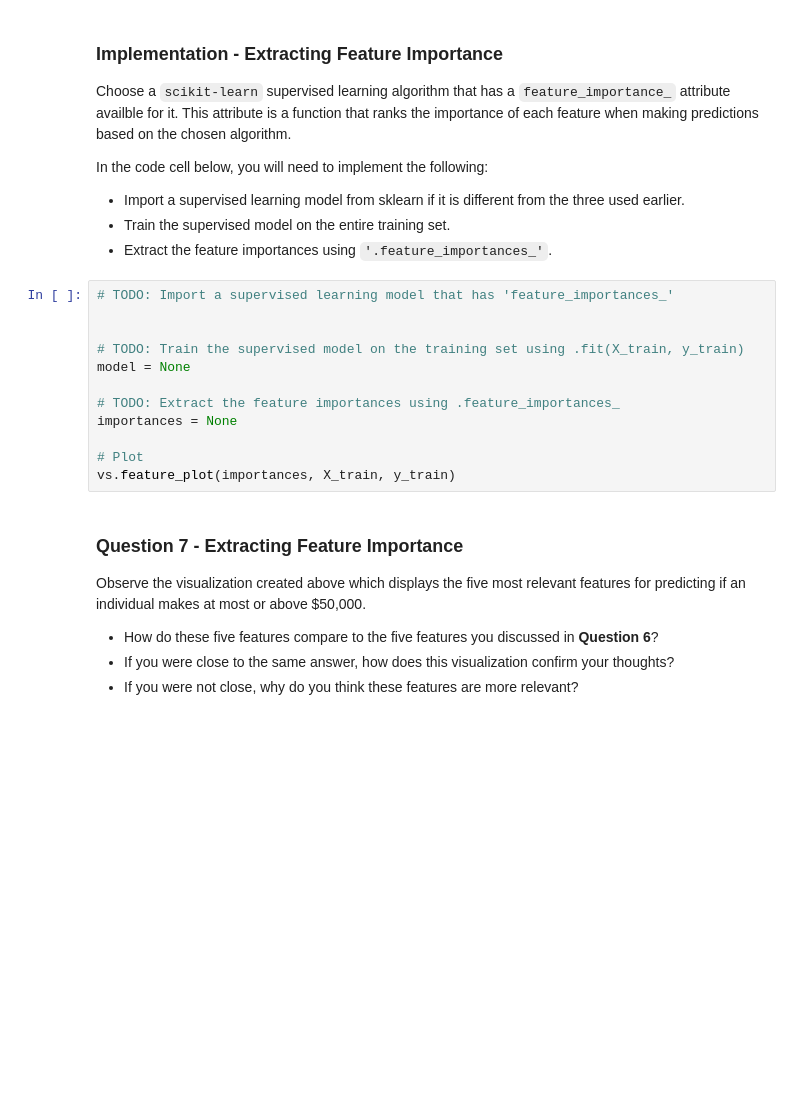
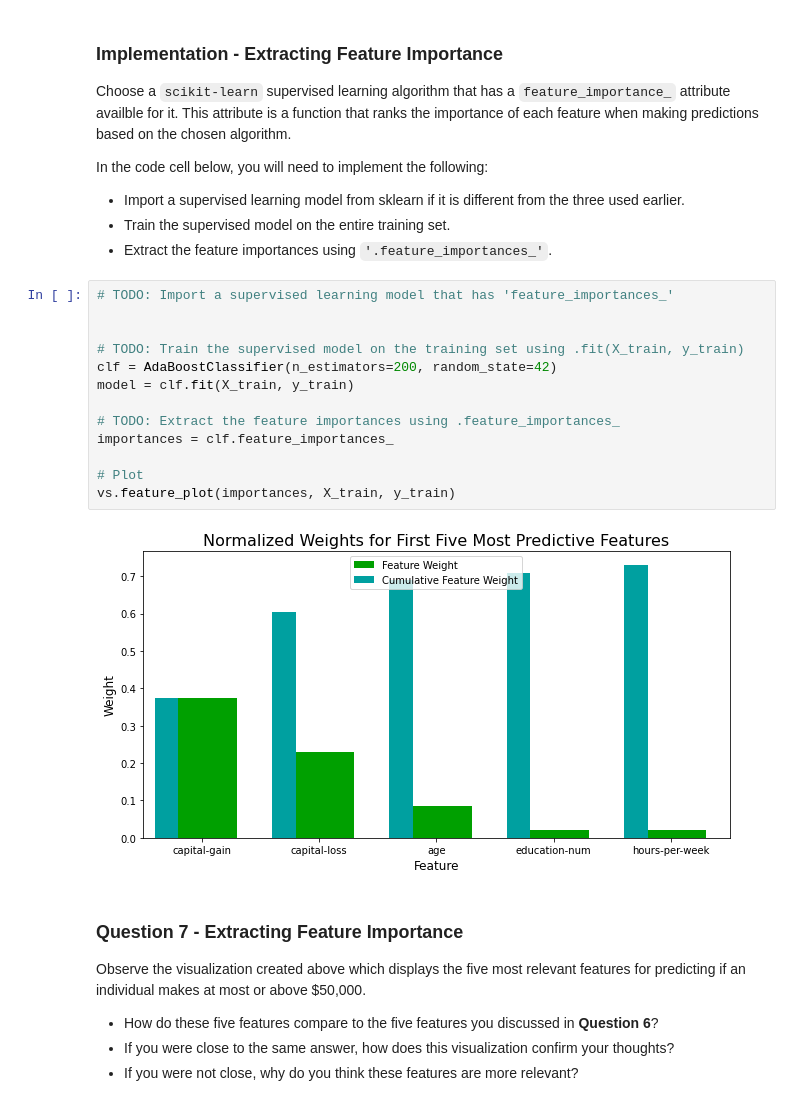
Before and after one commit to hkawanishi/cd0025-supervised-learning, a Jupyter notebook: finding_donors/finding_donors.ipynb, the cells around one changed output. Saved outputs shown, nothing was run; the diff lists cells and outputs as text; blank space fills up the shorter version.

Commit message:
Filled out feature relevance observation and extracted feature importance.

```diff
--- a/finding_donors/finding_donors.ipynb
+++ b/finding_donors/finding_donors.ipynb
@@ -658,15 +665,18 @@ In the code cell below, you will need to implement the following:
 # %%
 # TODO: Import a supervised learning model that has 'feature_importances_'
 
 
 # TODO: Train the supervised model on the training set using .fit(X_train, y_train)
-model = None
+clf = AdaBoostClassifier(n_estimators=200, random_state=42)
+model = clf.fit(X_train, y_train)
 
 # TODO: Extract the feature importances using .feature_importances_
-importances = None
+importances = clf.feature_importances_
 
 # Plot
 vs.feature_plot(importances, X_train, y_train)
+# %% [output]
+[figure, added]
 # %% [markdown]
 ### Question 7 - Extracting Feature Importance
 
```
Also changed, not shown: parts of 6 cells of this notebook.
